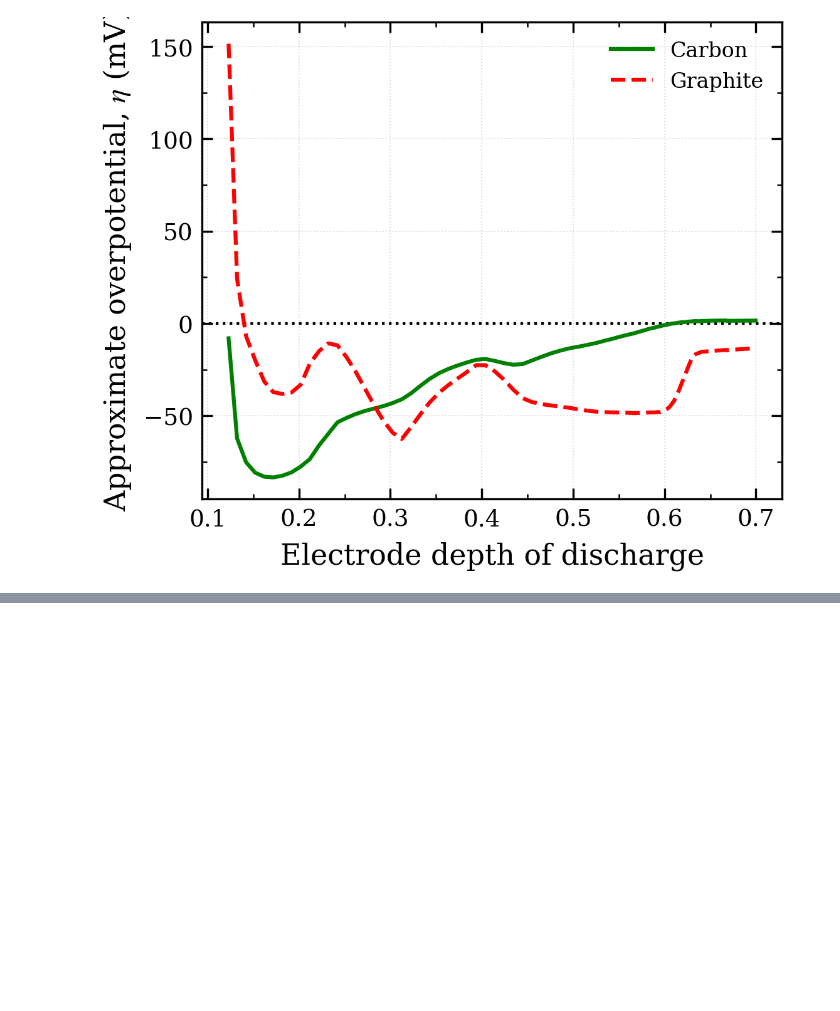
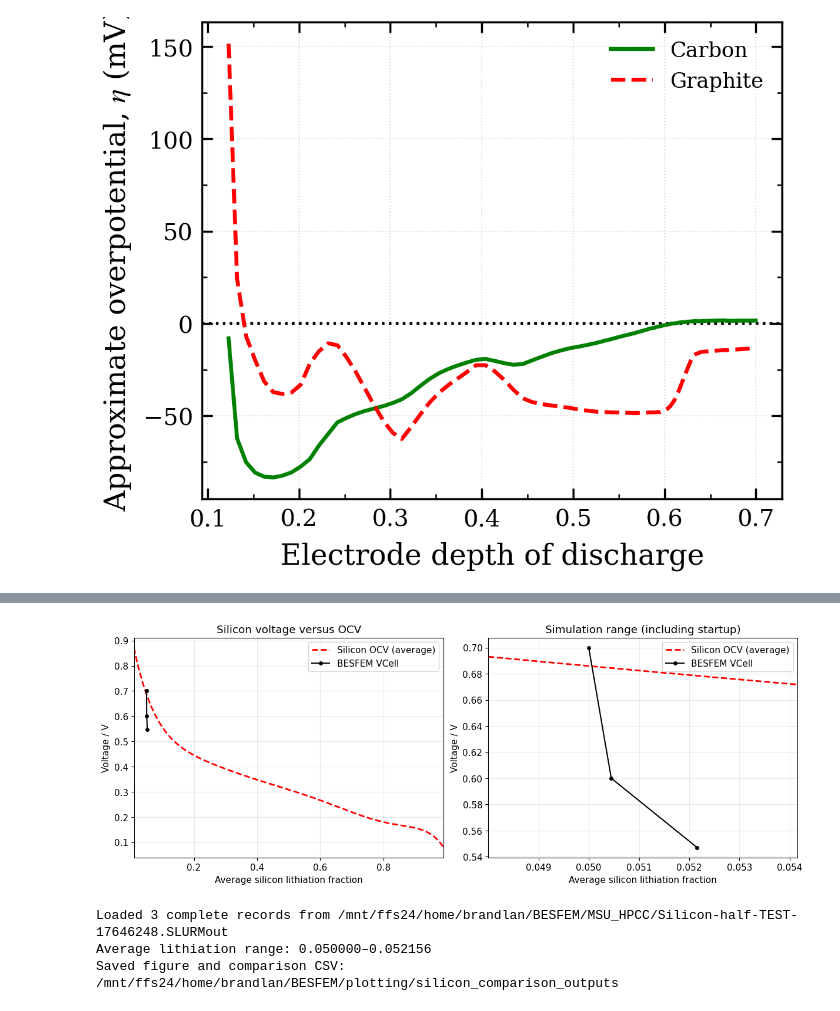
Before and after one commit to HCY-Group/BESFEM, a Jupyter notebook: plotting/OCV_CellVoltage.ipynb, the cells around one changed output, grey strips where cells are left out. Saved outputs shown, nothing was run; the diff lists cells and outputs as text; code cells hidden in the pictures; blank space fills up the shorter version.

Commit message:
updates to add silicon material properties for electrochemistry

```diff
--- a/plotting/OCV_CellVoltage.ipynb
+++ b/plotting/OCV_CellVoltage.ipynb
@@ -1347,0 +1352,68 @@ Points found: 229
+# %%
+import re
+from pathlib import Path
+import numpy as np
+import pandas as pd
+import matplotlib.pyplot as plt
+
+silicon_workspace = next(
+    p for p in [Path.cwd(), *Path.cwd().parents]
+    if (p / "BESFEM/MSU_HPCC/Silicon-half-TEST-17646248.SLURMout").is_file()
+)
+silicon_log = silicon_workspace / "BESFEM/MSU_HPCC/Silicon-half-TEST-17646248.SLURMout"
+silicon_text = silicon_log.read_text()
+silicon_number = r"[-+]?(?:\d*\.\d+|\d+\.?\d*)(?:[eE][-+]?\d+)?"
+# Bound each record at the next timestep so partial records cannot mix.
+silicon_rows = []
+for block in re.split(r"(?=^timestep:)", silicon_text, flags=re.M):
+    header = re.match(r"timestep:\s*(\d+)\s*\[ANODE HALF-CELL\]", block)
+    if header is None:
+        continue
+    voltage_match = re.search(r"\bVCell\s*=\s*(" + silicon_number + r")", block)
+    sto_match = re.search(r"\bXfrA_avg\s*=\s*(" + silicon_number + r")", block)
+    if voltage_match and sto_match:
+        silicon_rows.append((int(header[1]), float(sto_match[1]), float(voltage_match[1])))
+if not silicon_rows:
+    raise ValueError(f"No complete anode VCell / XfrA_avg records found in {silicon_log}")
+silicon_data = pd.DataFrame(silicon_rows, columns=["timestep", "XfrA_avg", "VCell"])
+silicon_data = silicon_data.drop_duplicates("timestep", keep="last").sort_values("timestep").reset_index(drop=True)
+if not np.isfinite(silicon_data.to_numpy()).all():
+    raise ValueError("Non-finite silicon log values")
+
+def silicon_ocv(c):
+    # Same coefficients and endpoint clamp as MaterialProperties::Silicon_OCV.
+    c = np.clip(np.asarray(c, dtype=float), 1e-8, 1 - 1e-8)
+    lithiation = np.polyval([-96.63, 372.6, -587.6, 489.9, -232.8, 62.99, -9.286, 0.8633], c)
+    lithiation += 1e-4 * (1 / c + 1 / (c - 1))
+    delithiation = np.polyval([-51.02, 161.3, -205.7, 140.2, -58.76, 16.87, -3.792, 0.9937], c)
+    return 0.5 * (lithiation + delithiation)
+
+silicon_data["OCV"] = silicon_ocv(silicon_data["XfrA_avg"])
+silicon_sto_grid = np.linspace(0.01, 0.99, 1000)
+silicon_min = silicon_data["XfrA_avg"].min()
+silicon_max = silicon_data["XfrA_avg"].max()
+silicon_margin = max(0.002, 0.15 * (silicon_max - silicon_min))
+silicon_zoom = (max(1e-8, silicon_min - silicon_margin), min(1 - 1e-8, silicon_max + silicon_margin))
+with plt.rc_context({"font.family": "DejaVu Sans", "font.size": 11}):
+    silicon_fig, silicon_axes = plt.subplots(1, 2, figsize=(12, 4.5), layout="constrained")
+    for ax, grid in zip(silicon_axes, [silicon_sto_grid, np.linspace(*silicon_zoom, 501)]):
+        ax.plot(grid, silicon_ocv(grid), "r--", lw=2, label="Silicon OCV (average)")
+        ax.plot(silicon_data["XfrA_avg"], silicon_data["VCell"], "ko-", ms=4, lw=1.5, label="BESFEM VCell")
+        ax.set(xlabel="Average silicon lithiation fraction", ylabel="Voltage / V")
+        ax.grid(alpha=0.25)
+        ax.legend()
+    silicon_axes[0].set(title="Silicon voltage versus OCV", xlim=(0.01, 0.99))
+    silicon_axes[1].set(title="Simulation range (including startup)", xlim=silicon_zoom)
+    silicon_output = silicon_workspace / "BESFEM/plotting/silicon_comparison_outputs"
+    silicon_output.mkdir(exist_ok=True)
+    silicon_fig.savefig(silicon_output / "silicon_voltage_vs_ocv.png", dpi=200, bbox_inches="tight")
+    plt.show()
+silicon_data.to_csv(silicon_output / "silicon_voltage_vs_ocv.csv", index=False)
+print(f"Loaded {len(silicon_data)} complete records from {silicon_log}")
+print(f"Average lithiation range: {silicon_min:.6f}–{silicon_max:.6f}")
+print("Saved figure and comparison CSV:", silicon_output)
+# %% [output]
+[figure, added]
+Loaded 3 complete records from /mnt/ffs24/home/brandlan/BESFEM/MSU_HPCC/Silicon-half-TEST-17646248.SLURMout
+Average lithiation range: 0.050000–0.052156
+Saved figure and comparison CSV: /mnt/ffs24/home/brandlan/BESFEM/plotting/silicon_comparison_outputs
```
Also changed, not shown: parts of 1 cell of this notebook, 7 other files.
